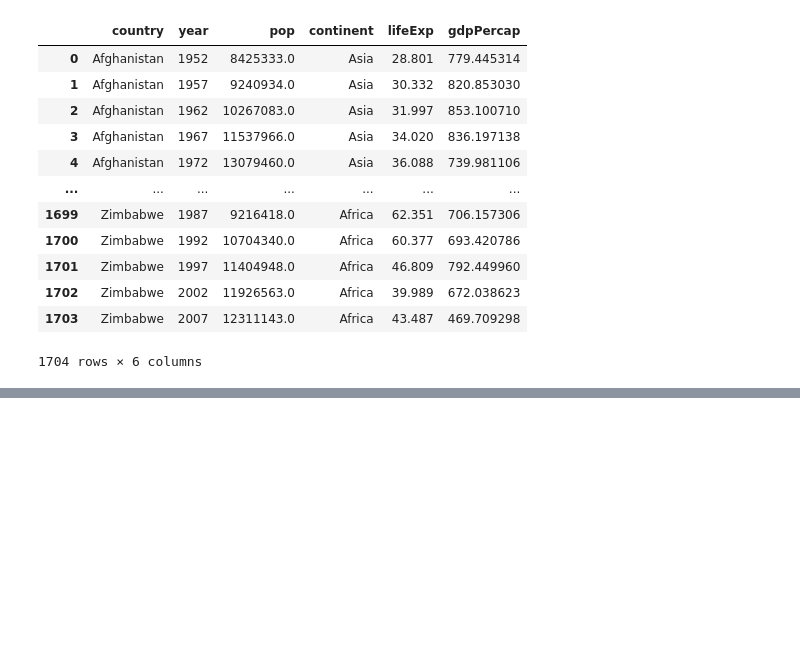
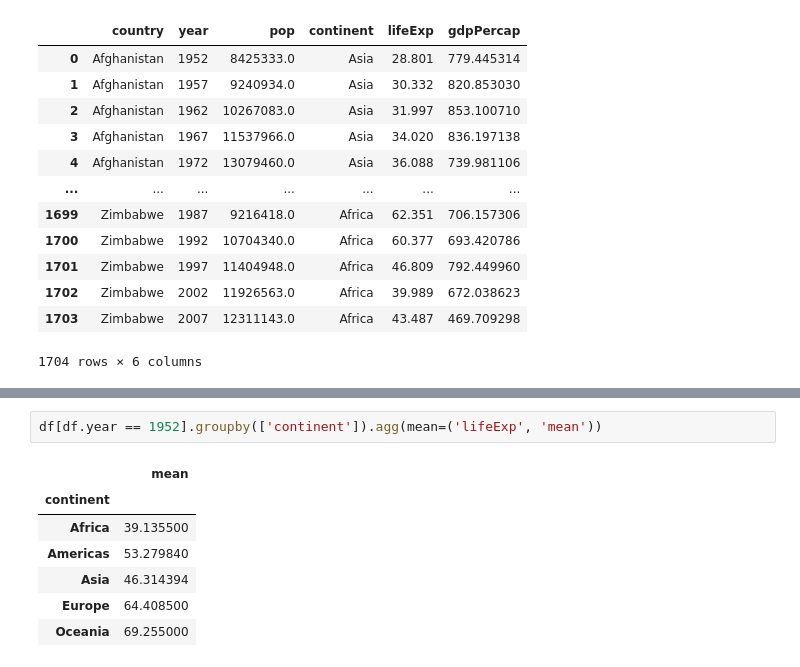
Before and after one commit to AnaliticaComputacional-2023-10/Taller3, a Jupyter notebook: Taller3.ipynb, the cells around one changed output, grey strips where cells are left out. Drawn from its saved outputs; the diff is of its cells as text; blank space fills up the shorter version.

```diff
--- a/Taller3.ipynb
+++ b/Taller3.ipynb
@@ -77,0 +44,10 @@ df
+# %%
+df[df.year == 1952].groupby(['continent']).agg(mean=('lifeExp', 'mean'))
+# %% [output]
+|  | mean |
+| continent |  |
+| Africa | 39.135500 |
+| Americas | 53.279840 |
+| Asia | 46.314394 |
+| Europe | 64.408500 |
+| Oceania | 69.255000 |
```
Also changed, not shown: parts of 10 cells of this notebook, 5 other files.
